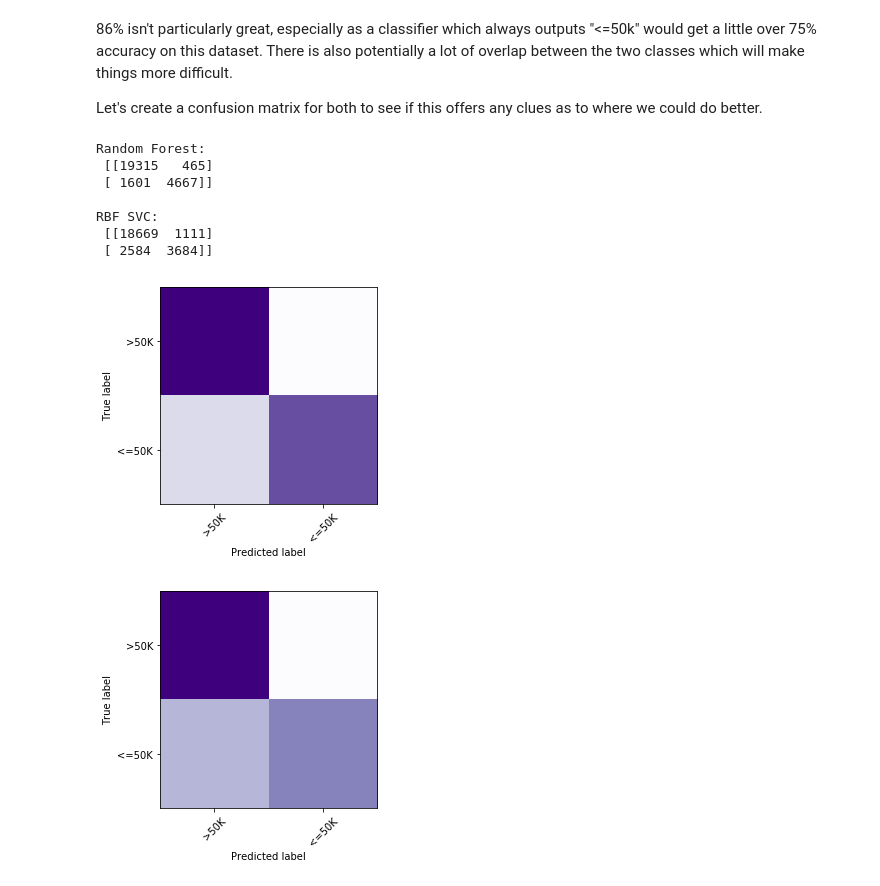
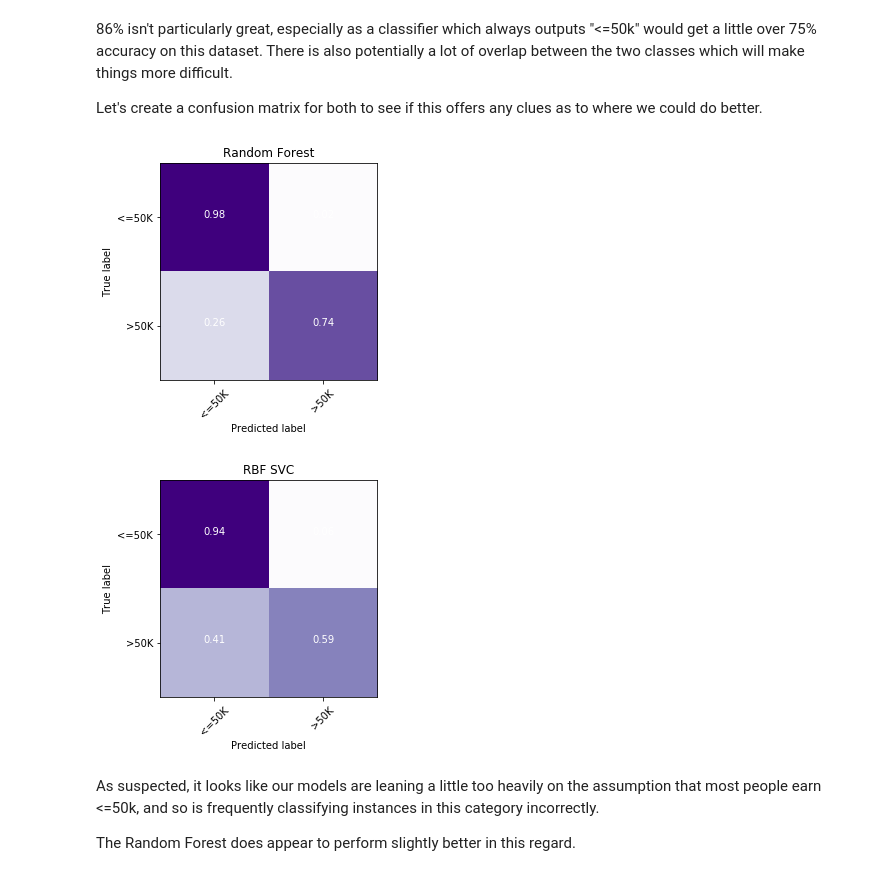
Before and after one commit to jd-13/ML-Adult-Census, a Jupyter notebook: Adult Census.ipynb, the cells around one changed output. Cells and saved outputs as stored; diff of their text form; code cells hidden in the pictures.

Commit message:
Add numbers to confusion matrix

```diff
--- a/Adult Census.ipynb
+++ b/Adult Census.ipynb
@@ -703,38 +704,39 @@ Let's create a confusion matrix for both to see if this offers any clues as to w
 y_pred_forest = classifiers["randomForest"].gridSearch.predict(X_train_prepared)
 y_pred_rbfSVC = classifiers["rbfSVC"].gridSearch.predict(X_train_prepared)
 # %%
-def plotConfusionMatrix(confusionMatrix, classNames):
+def plotConfusionMatrix(confusionMatrix, title, classNames):
     """Normalises and plots a grid of the confusion matrix (mostly borrowed from an sklearn tutorial)"""
 
     # Scale it, plot the coloured grid
     confusionMatrix = confusionMatrix.astype('float') / confusionMatrix.sum(axis=1)[:, np.newaxis]
     plt.imshow(confusionMatrix, interpolation='nearest', cmap=plt.cm.Purples)
 
 
     # Labels
+    plt.title(title)
     tickMarks = np.arange(len(classNames))
     plt.xticks(tickMarks, classNames, rotation=45)
     plt.yticks(tickMarks, classNames)
     plt.ylabel('True label')
     plt.xlabel('Predicted label')
 
+    # Plot the numbers
+    for i, j in itertools.product(range(confusionMatrix.shape[0]), range(confusionMatrix.shape[1])):
+        plt.text(j, i, format(confusionMatrix[i, j], ".2f"),
+                 horizontalalignment="center",
+                 color="white")
 
 
-print("Random Forest:\n", confusion_matrix(y_train, y_pred_forest))
-print()
-print("RBF SVC:\n", confusion_matrix(y_train, y_pred_rbfSVC))
 
-plotConfusionMatrix(confusion_matrix(y_train, y_pred_forest), [">50K", "<=50K"])
+plotConfusionMatrix(confusion_matrix(y_train, y_pred_forest), "Random Forest", ["<=50K", ">50K"])
 plt.show()
-plotConfusionMatrix(confusion_matrix(y_train, y_pred_rbfSVC), [">50K", "<=50K"])
+
+plotConfusionMatrix(confusion_matrix(y_train, y_pred_rbfSVC), "RBF SVC", ["<=50K", ">50K"])
 plt.show()
 # %% [output]
-Random Forest:
- [[19315   465]
- [ 1601  4667]]
-
-RBF SVC:
- [[18669  1111]
- [ 2584  3684]]
-[figure, old version]
+[figure, new version]
-[figure, old version]
+[figure, new version]
+# %% [markdown]
+As suspected, it looks like our models are leaning a little too heavily on the assumption that most people earn <=50k, and so is frequently classifying instances in this category incorrectly.
+
+The Random Forest does appear to perform slightly better in this regard.
```
Also changed, not shown: parts of 1 cell of this notebook.
